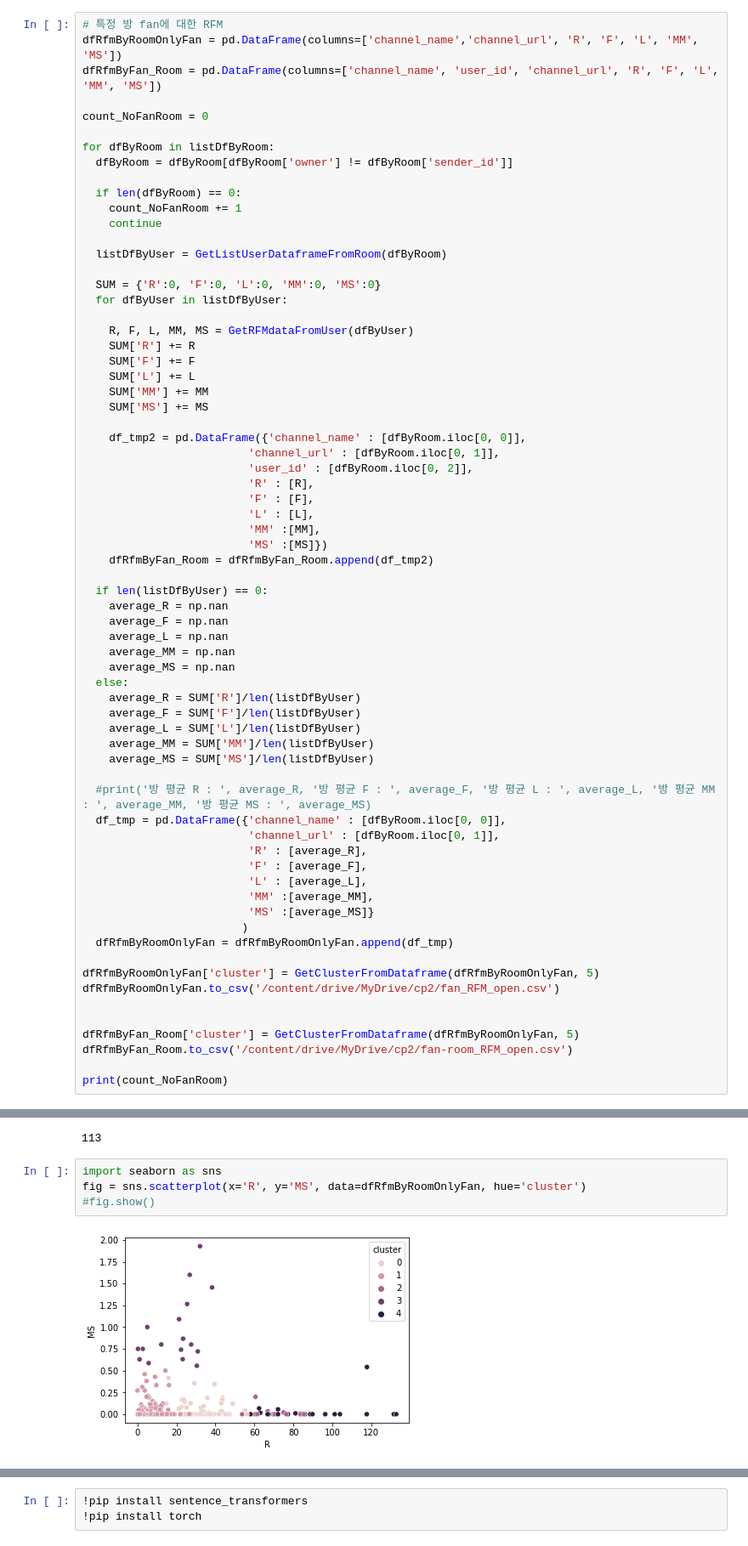
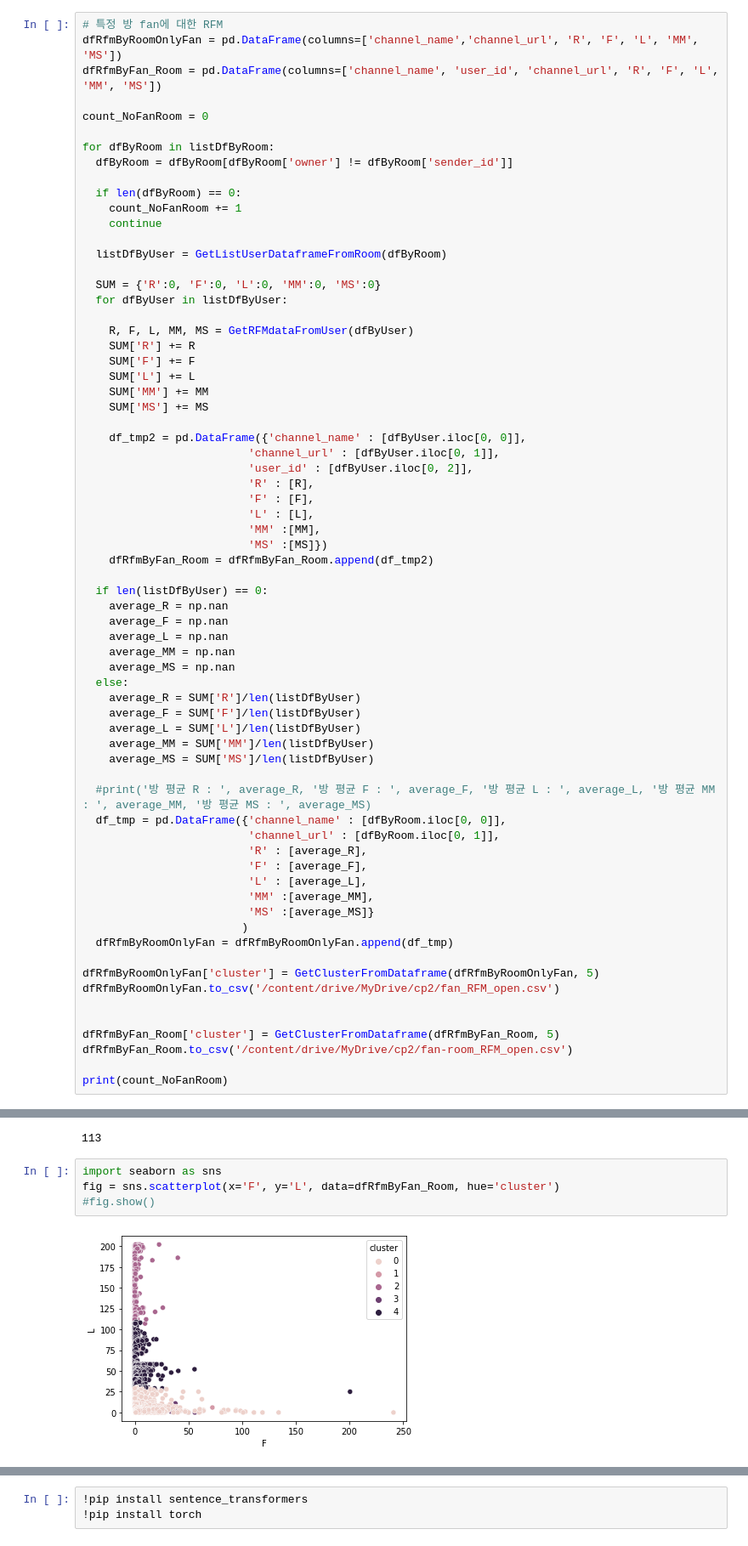
Before and after one commit to bhkwon89/Chat_analysis, a Jupyter notebook: cp2_test.ipynb, the cells around one changed output, grey strips where cells are left out. Shown at 85% size. Saved outputs shown, nothing was run; the diff lists cells and outputs as text.

```diff
--- a/cp2_test.ipynb
+++ b/cp2_test.ipynb
@@ -414,9 +400,9 @@ for dfByRoom in listDfByRoom:
     SUM['MM'] += MM
     SUM['MS'] += MS
 
-    df_tmp2 = pd.DataFrame({'channel_name' : [dfByRoom.iloc[0, 0]],
-                         'channel_url' : [dfByRoom.iloc[0, 1]],
-                         'user_id' : [dfByRoom.iloc[0, 2]],
+    df_tmp2 = pd.DataFrame({'channel_name' : [dfByUser.iloc[0, 0]],
+                         'channel_url' : [dfByUser.iloc[0, 1]],
+                         'user_id' : [dfByUser.iloc[0, 2]],
                          'R' : [R],
                          'F' : [F],
                          'L' : [L],
@@ -452,7 +438,7 @@ dfRfmByRoomOnlyFan['cluster'] = GetClusterFromDataframe(dfRfmByRoomOnlyFan, 5)
 dfRfmByRoomOnlyFan.to_csv('/content/drive/MyDrive/cp2/fan_RFM_open.csv')
 
 
-dfRfmByFan_Room['cluster'] = GetClusterFromDataframe(dfRfmByRoomOnlyFan, 5)
+dfRfmByFan_Room['cluster'] = GetClusterFromDataframe(dfRfmByFan_Room, 5)
 dfRfmByFan_Room.to_csv('/content/drive/MyDrive/cp2/fan-room_RFM_open.csv')
 
 print(count_NoFanRoom)
@@ -487,10 +475,10 @@ print(count)
 113
 # %%
 import seaborn as sns
-fig = sns.scatterplot(x='R', y='MS', data=dfRfmByRoomOnlyFan, hue='cluster')
+fig = sns.scatterplot(x='F', y='L', data=dfRfmByFan_Room, hue='cluster')
 #fig.show()
 # %% [output]
-[figure, old version]
+[figure, new version]
 # %%
 import plotly.express as px
 df = px.data.iris()
```
Also changed, not shown: parts of 8 cells of this notebook.
